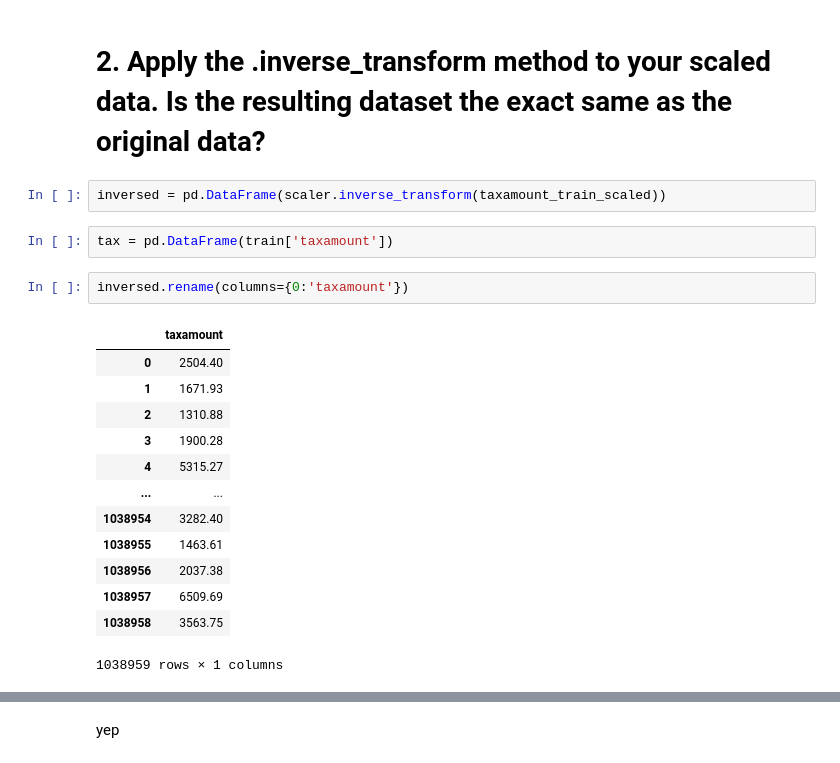
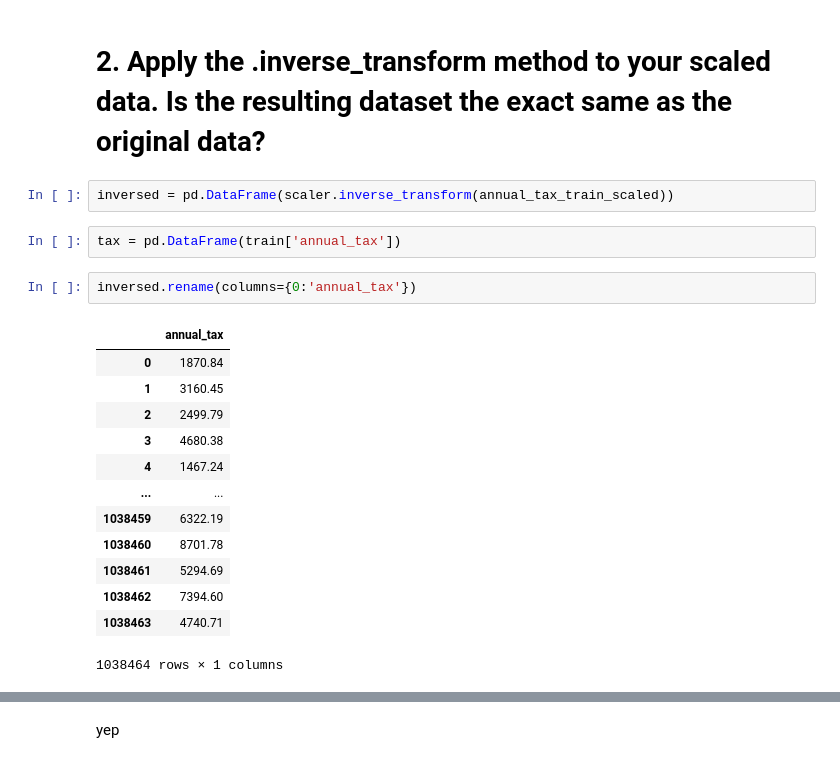
Before and after one commit to Adam-Harris87/regression-exercises, a Jupyter notebook: scaling.ipynb, the cells around one changed output, grey strips where cells are left out. Saved outputs shown, nothing was run; the diff lists cells and outputs as text.

```diff
--- a/scaling.ipynb
+++ b/scaling.ipynb
@@ -206,25 +206,25 @@ plt.show()
 # %% [markdown]
 # 2. Apply the .inverse_transform method to your scaled data. Is the resulting dataset the exact same as the original data?
 # %%
-inversed = pd.DataFrame(scaler.inverse_transform(taxamount_train_scaled))
+inversed = pd.DataFrame(scaler.inverse_transform(annual_tax_train_scaled))
 # %%
-tax = pd.DataFrame(train['taxamount'])
+tax = pd.DataFrame(train['annual_tax'])
 # %%
-inversed.rename(columns={0:'taxamount'})
+inversed.rename(columns={0:'annual_tax'})
 # %% [output]
-|  | taxamount |
-| 0 | 2504.40 |
-| 1 | 1671.93 |
-| 2 | 1310.88 |
-| 3 | 1900.28 |
-| 4 | 5315.27 |
+|  | annual_tax |
+| 0 | 1870.84 |
+| 1 | 3160.45 |
+| 2 | 2499.79 |
+| 3 | 4680.38 |
+| 4 | 1467.24 |
 | ... | ... |
-| 1038954 | 3282.40 |
-| 1038955 | 1463.61 |
-| 1038956 | 2037.38 |
-| 1038957 | 6509.69 |
-| 1038958 | 3563.75 |
+| 1038459 | 6322.19 |
+| 1038460 | 8701.78 |
+| 1038461 | 5294.69 |
+| 1038462 | 7394.60 |
+| 1038463 | 4740.71 |
-1038959 rows × 1 columns
+1038464 rows × 1 columns
 # %%
 plt.figure(figsize=(13, 6))
 plt.subplot(121)
```
Also changed, not shown: parts of 13 cells of this notebook, 4 other files.
